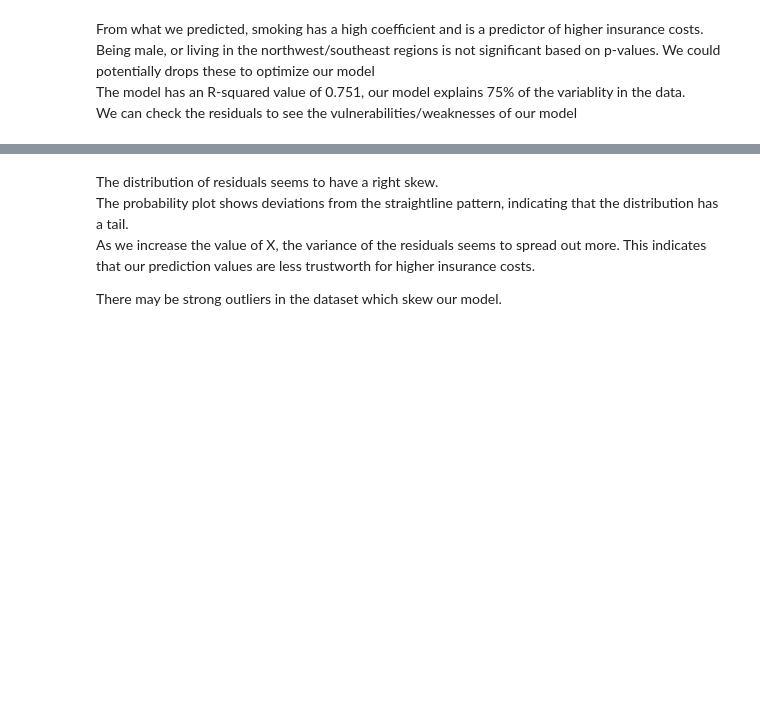
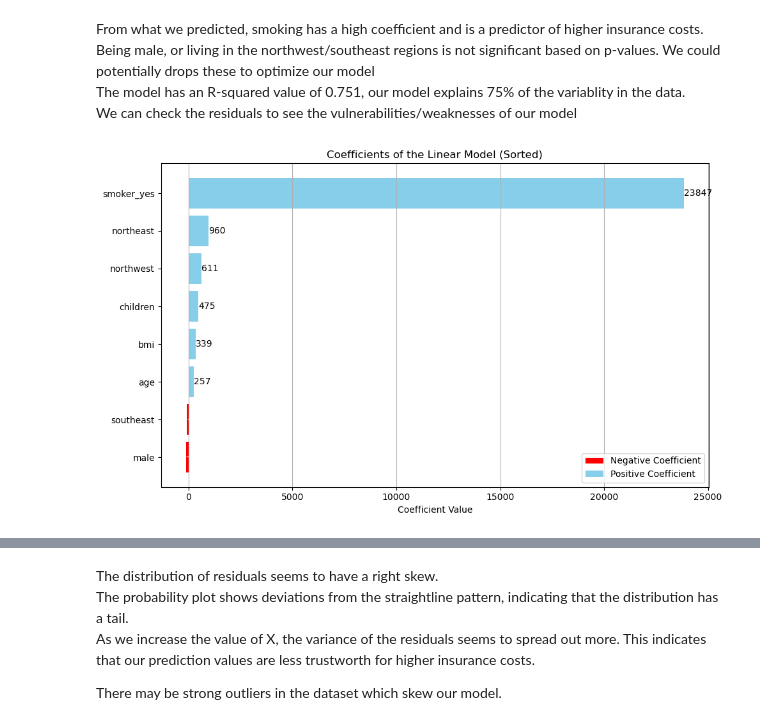
Before and after one commit to ntran119/data_projects, a Jupyter notebook: 2023_Medical_Insurance/2023_Predicting_Medical_Insurance.ipynb, the cells around one changed output, grey strips where cells are left out. Drawn from its saved outputs; the diff is of its cells as text; code cells hidden in the pictures; blank space fills up the shorter version.

```diff
--- a/2023_Medical_Insurance/2023_Predicting_Medical_Insurance.ipynb
+++ b/2023_Medical_Insurance/2023_Predicting_Medical_Insurance.ipynb
@@ -466 +475,43 @@ linear_mod_fittedvals = linear_mod.fittedvalues
+# %%
+# Extract coefficients and their names from the model summary, excluding the constant term
+coefficients = linear_mod.params.drop('const')
+coefficients_names = coefficients.index
+
+# Sort coefficients and their names by coefficient values
+sorted_coefficients = coefficients.sort_values()
+sorted_coefficients_names = sorted_coefficients.index
+
+# Plot the coefficients
+plt.figure(figsize=(10, 6))
+
+# Plot bars for negative coefficients in red and add to legend
+bars_neg = plt.barh(sorted_coefficients_names[sorted_coefficients < 0],
+                    sorted_coefficients[sorted_coefficients < 0],
+                    color='red', label='Negative Coefficient')
+
+# Plot bars for positive coefficients in blue and add to legend
+bars_pos = plt.barh(sorted_coefficients_names[sorted_coefficients >= 0],
+                    sorted_coefficients[sorted_coefficients >= 0],
+                    color='skyblue', label='Positive Coefficient')
+
+plt.xlabel('Coefficient Value')
+plt.title('Coefficients of the Linear Model (Sorted)')
+plt.grid(axis='x')
+
+# Add labels to the bars
+for bar in bars_neg:
+    plt.text(bar.get_width(), bar.get_y() + bar.get_height()/2,
+             round(bar.get_width()), va='center', ha='left', color='white')
+
+for bar in bars_pos:
+    plt.text(bar.get_width(), bar.get_y() + bar.get_height()/2,
+             round(bar.get_width()), va='center', ha='left')
+
+# Add legend
+plt.legend()
+plt.tight_layout()
+plt.savefig('figures/linear_coeff.png')
+plt.show()
+# %% [output]
+[figure, added]
 # %%
```
Also changed, not shown: parts of 11 cells of this notebook, 6 other files.
